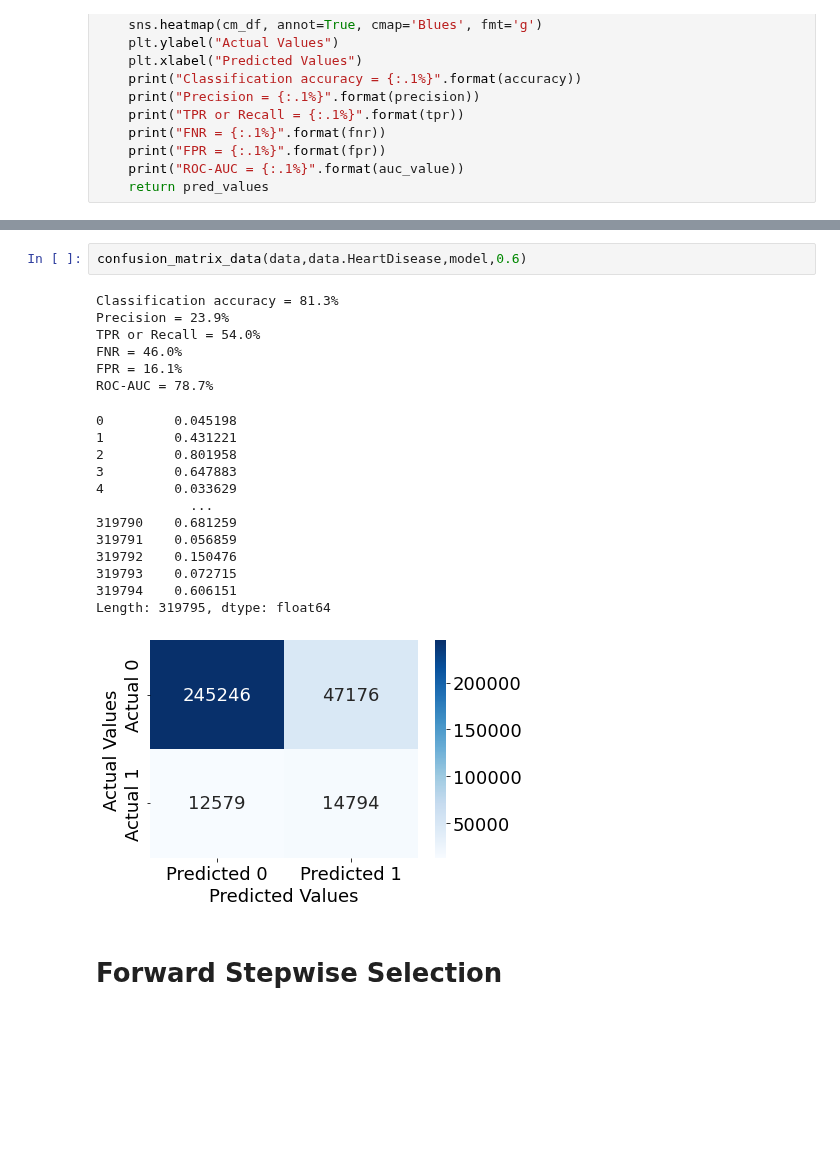
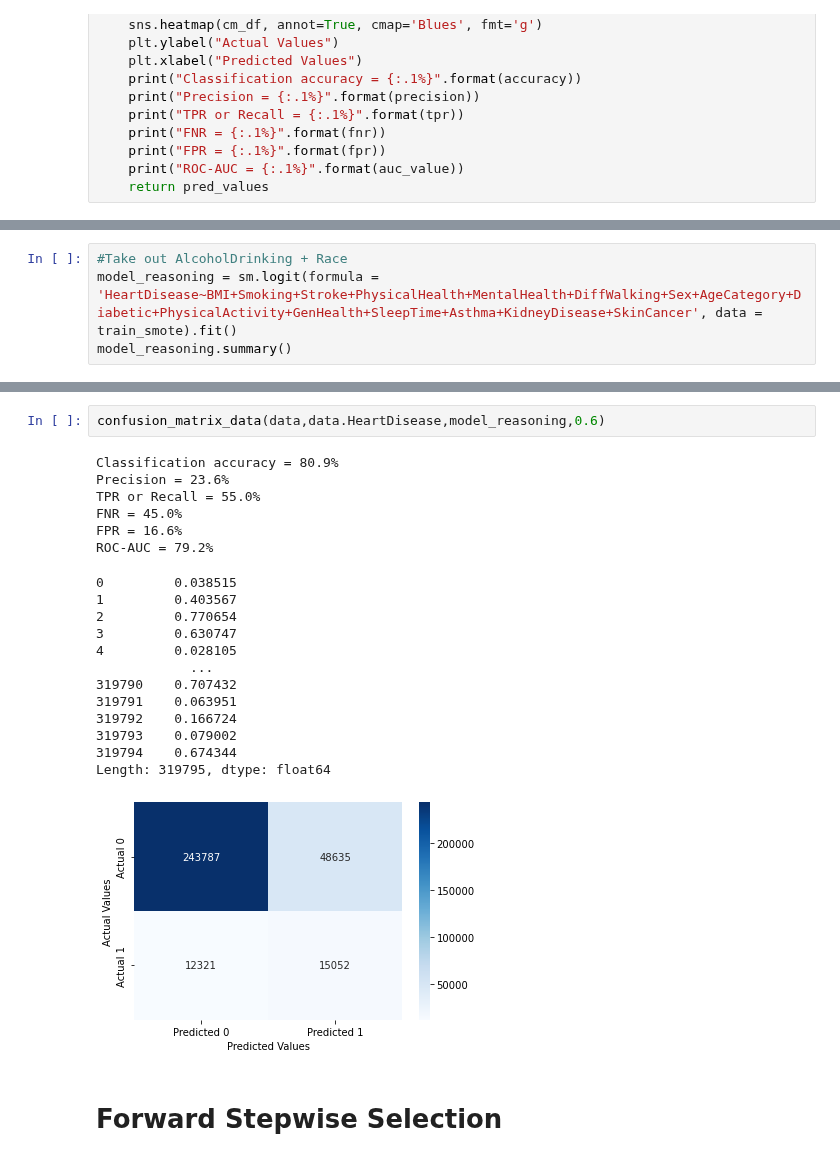
Before and after one commit to JerayuT/Group-5-WQ23-Data-Science, a Jupyter notebook: Project Analysis.ipynb, the cells around one changed output, grey strips where cells are left out. Saved outputs shown, nothing was run; the diff lists cells and outputs as text; blank space fills up the shorter version.

```diff
--- a/Project Analysis.ipynb
+++ b/Project Analysis.ipynb
@@ -255,0 +199,4 @@ def confusion_matrix_data(data,actual_values,model,cutoff=0.5):
+# %%
+#Take out AlcoholDrinking + Race
+model_reasoning = sm.logit(formula = 'HeartDisease~BMI+Smoking+Stroke+PhysicalHealth+MentalHealth+DiffWalking+Sex+AgeCategory+Diabetic+PhysicalActivity+GenHealth+SleepTime+Asthma+KidneyDisease+SkinCancer', data = train_smote).fit()
+model_reasoning.summary()
@@ -256,25 +231,25 @@ def confusion_matrix_data(data,actual_values,model,cutoff=0.5):
 # %%
-confusion_matrix_data(data,data.HeartDisease,model,0.6)
+confusion_matrix_data(data,data.HeartDisease,model_reasoning,0.6)
 # %% [output]
-Classification accuracy = 81.3%
-Precision = 23.9%
-TPR or Recall = 54.0%
-FNR = 46.0%
-FPR = 16.1%
-ROC-AUC = 78.7%
+Classification accuracy = 80.9%
+Precision = 23.6%
+TPR or Recall = 55.0%
+FNR = 45.0%
+FPR = 16.6%
+ROC-AUC = 79.2%
-0         0.045198
-1         0.431221
-2         0.801958
-3         0.647883
-4         0.033629
+0         0.038515
+1         0.403567
+2         0.770654
+3         0.630747
+4         0.028105
             ...
-319790    0.681259
-319791    0.056859
-319792    0.150476
-319793    0.072715
-319794    0.606151
+319790    0.707432
+319791    0.063951
+319792    0.166724
+319793    0.079002
+319794    0.674344
 Length: 319795, dtype: float64
-[figure, old version]
+[figure, new version]
 # %% [markdown]
 # Forward Stepwise Selection
 # %%
```
Also changed, not shown: parts of 32 cells of this notebook.
